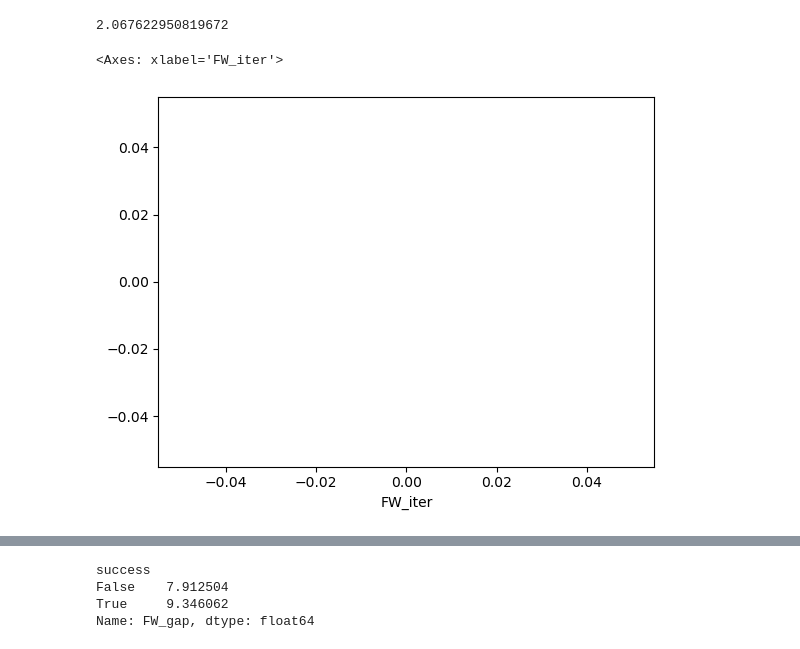
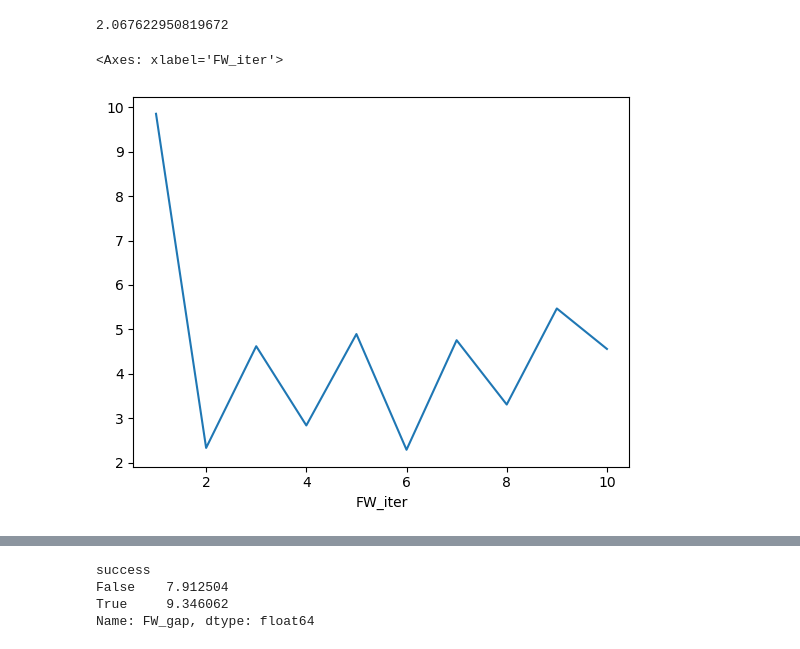
Before and after one commit to TannerAGraves/FW-variants-for-WB-Adversarial-Attacks, a Jupyter notebook: experimental/attack_tests.ipynb, the cells around one changed output, grey strips where cells are left out. Drawn from its saved outputs; the diff is of its cells as text; code cells hidden in the pictures.

Commit message:
updated plots

```diff
--- a/experimental/attack_tests.ipynb
+++ b/experimental/attack_tests.ipynb
@@ -408,7 +408,7 @@ def test_fw( model, device, test_loader, epsilon,num_fw_iter, num_test = 1000, m
             hist_iter = {
                 'example_idx':ex_num,
                 'FW_iter': t + 1, # original example is 0
-                'FW_gap': gap_FW if gap_FW is not None else None,
+                'gap_FW': gap_FW if gap_FW is not None else None,
                 'success': success,
                 'first_success': first_success
             }
@@ -480,7 +480,7 @@ hist[hist['first_success']]['FW_iter'].mean()
 # %% [output]
 2.067622950819672
 # %%
-hist[hist['first_success']].groupby('FW_iter')['FW_gap'].mean().plot()
+hist[hist['first_success']].groupby('FW_iter')['gap_FW'].mean().plot()
 # %% [output]
 <Axes: xlabel='FW_iter'>
-[figure, old version]
+[figure, new version]
```
Also changed, not shown: parts of 4 cells of this notebook.
